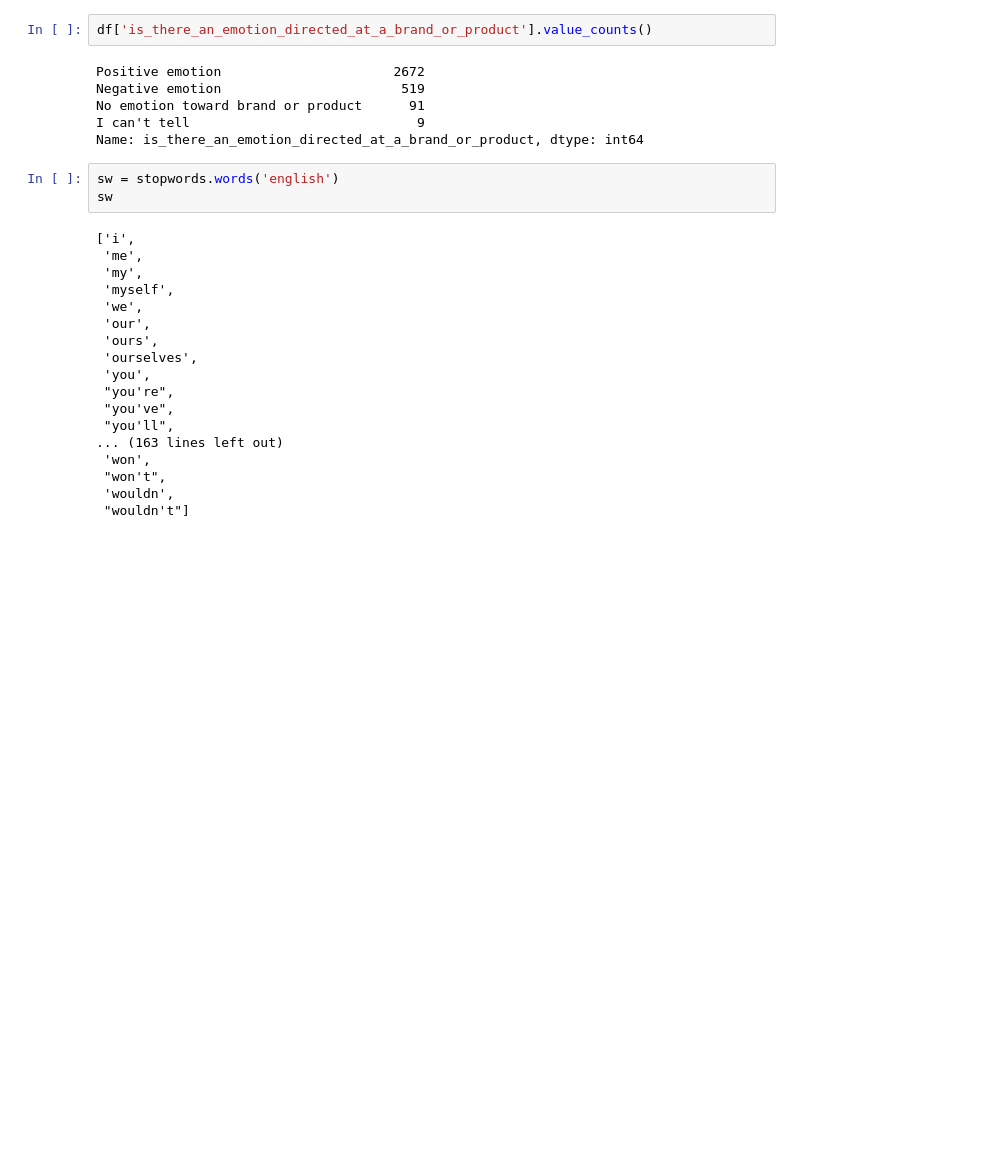
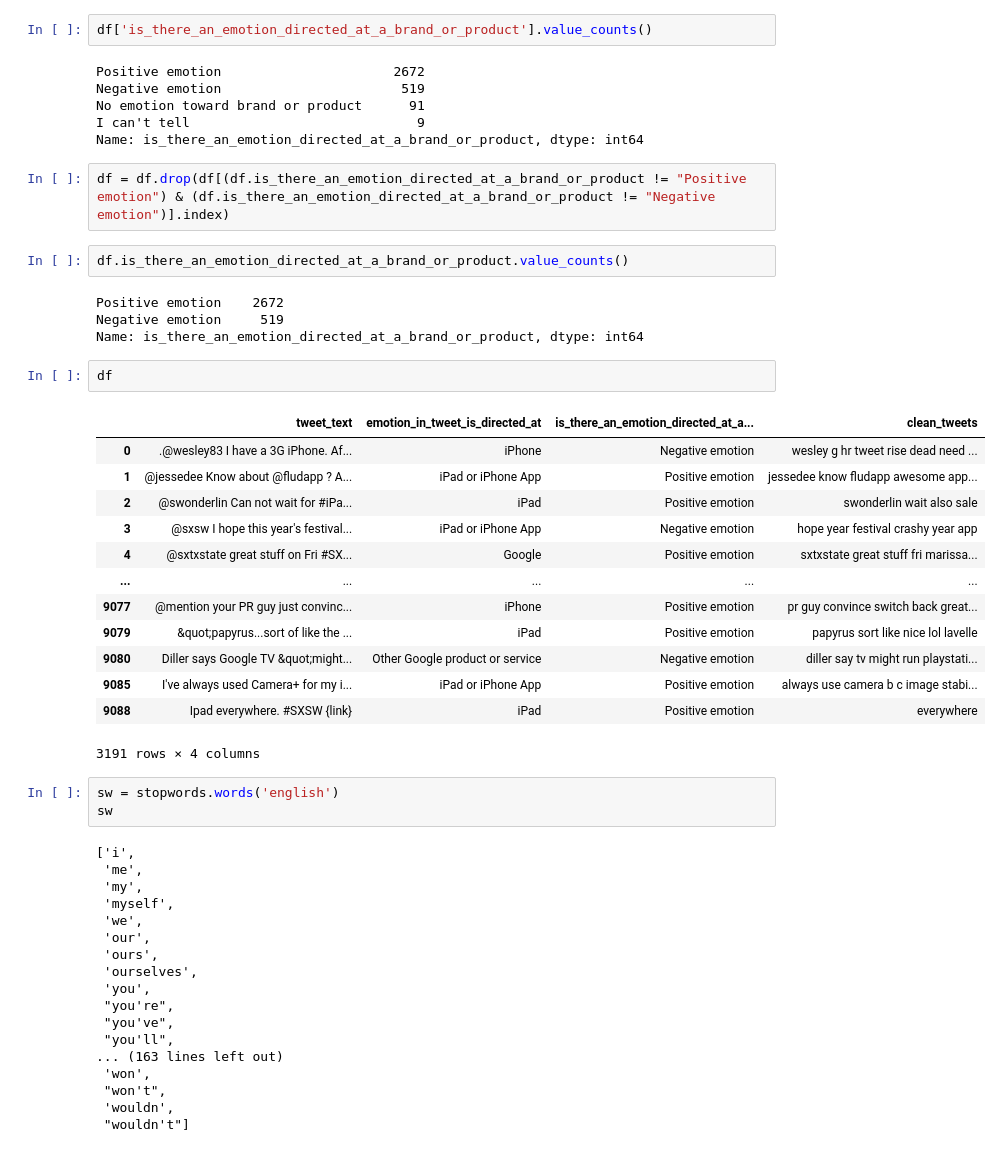
Before and after one commit to feelgd777/nlp-project-4, a Jupyter notebook: Data_Cleaning_Preprocessing-anton.ipynb, the cells around one changed output. Cells and saved outputs as stored; diff of their text form; blank space fills up the shorter version.

```diff
--- a/Data_Cleaning_Preprocessing-anton.ipynb
+++ b/Data_Cleaning_Preprocessing-anton.ipynb
@@ -94,6 +79,30 @@ Negative emotion                       519
 No emotion toward brand or product      91
 I can't tell                             9
 Name: is_there_an_emotion_directed_at_a_brand_or_product, dtype: int64
+# %%
+df = df.drop(df[(df.is_there_an_emotion_directed_at_a_brand_or_product != "Positive emotion") & (df.is_there_an_emotion_directed_at_a_brand_or_product != "Negative emotion")].index)
+# %%
+df.is_there_an_emotion_directed_at_a_brand_or_product.value_counts()
+# %% [output]
+Positive emotion    2672
+Negative emotion     519
+Name: is_there_an_emotion_directed_at_a_brand_or_product, dtype: int64
+# %%
+df
+# %% [output]
+|  | tweet_text | emotion_in_tweet_is_directed_at | is_there_an_emotion_directed_at_a... | clean_tweets |
+| 0 | .@wesley83 I have a 3G iPhone. Af... | iPhone | Negative emotion | wesley g hr tweet rise dead need ... |
+| 1 | @jessedee Know about @fludapp ? A... | iPad or iPhone App | Positive emotion | jessedee know fludapp awesome app... |
+| 2 | @swonderlin Can not wait for #iPa... | iPad | Positive emotion | swonderlin wait also sale |
+| 3 | @sxsw I hope this year's festival... | iPad or iPhone App | Negative emotion | hope year festival crashy year app |
+| 4 | @sxtxstate great stuff on Fri #SX... | Google | Positive emotion | sxtxstate great stuff fri marissa... |
+| ... | ... | ... | ... | ... |
+| 9077 | @mention your PR guy just convinc... | iPhone | Positive emotion | pr guy convince switch back great... |
+| 9079 | &quot;papyrus...sort of like the ... | iPad | Positive emotion | papyrus sort like nice lol lavelle |
+| 9080 | Diller says Google TV &quot;might... | Other Google product or service | Negative emotion | diller say tv might run playstati... |
+| 9085 | I've always used Camera+ for my i... | iPad or iPhone App | Positive emotion | always use camera b c image stabi... |
+| 9088 | Ipad everywhere. #SXSW {link} | iPad | Positive emotion | everywhere |
+3191 rows × 4 columns
 # %%
 sw = stopwords.words('english')
 sw
```
Also changed, not shown: parts of 37 cells of this notebook.
